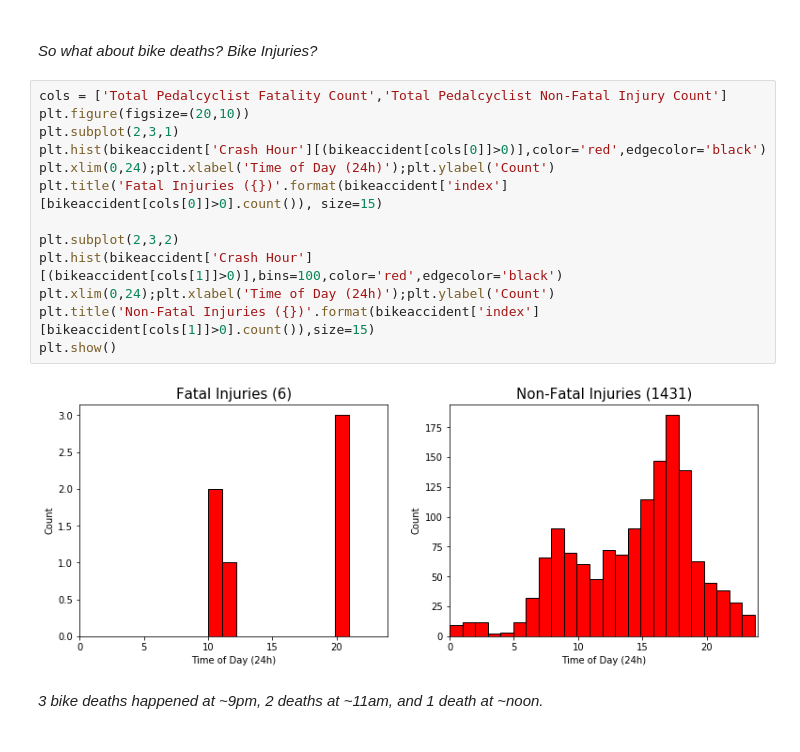
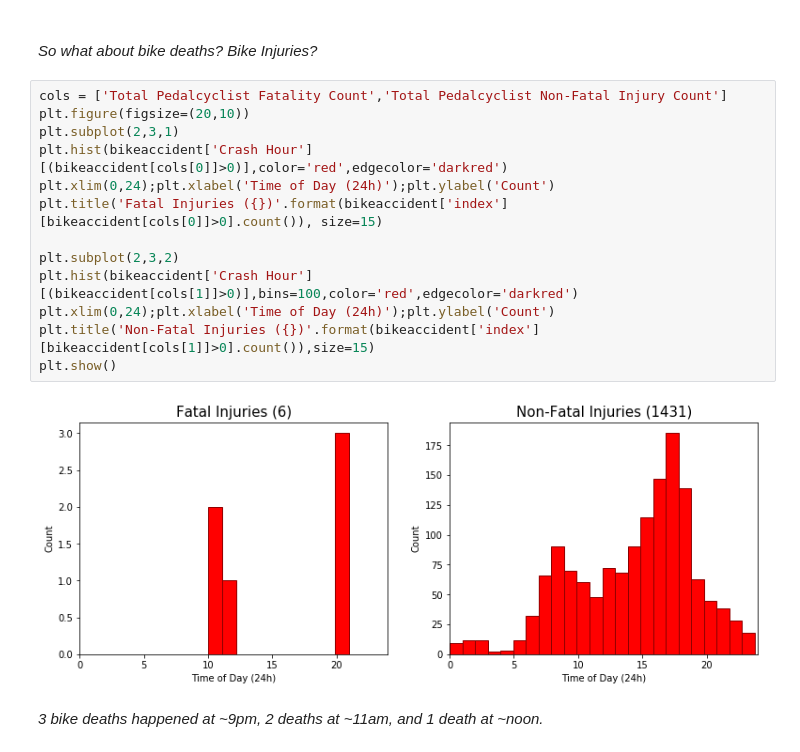
Before and after one commit to kimrharper/thinkful, a Jupyter notebook: capstone/capstone-odot-bikeaccident.ipynb, the cells around one changed output. Drawn from its saved outputs; the diff is of its cells as text.

```diff
--- a/capstone/capstone-odot-bikeaccident.ipynb
+++ b/capstone/capstone-odot-bikeaccident.ipynb
@@ -86,18 +86,18 @@ _My prediction was wrong. It looks like most accidents happen around evening rus
 # %%
 cols = ['Total Pedalcyclist Fatality Count','Total Pedalcyclist Non-Fatal Injury Count']
 plt.figure(figsize=(20,10))
 plt.subplot(2,3,1)
-plt.hist(bikeaccident['Crash Hour'][(bikeaccident[cols[0]]>0)],color='red',edgecolor='black')
+plt.hist(bikeaccident['Crash Hour'][(bikeaccident[cols[0]]>0)],color='red',edgecolor='darkred')
 plt.xlim(0,24);plt.xlabel('Time of Day (24h)');plt.ylabel('Count')
 plt.title('Fatal Injuries ({})'.format(bikeaccident['index'][bikeaccident[cols[0]]>0].count()), size=15)
 
 plt.subplot(2,3,2)
-plt.hist(bikeaccident['Crash Hour'][(bikeaccident[cols[1]]>0)],bins=100,color='red',edgecolor='black')
+plt.hist(bikeaccident['Crash Hour'][(bikeaccident[cols[1]]>0)],bins=100,color='red',edgecolor='darkred')
 plt.xlim(0,24);plt.xlabel('Time of Day (24h)');plt.ylabel('Count')
 plt.title('Non-Fatal Injuries ({})'.format(bikeaccident['index'][bikeaccident[cols[1]]>0].count()),size=15)
 plt.show()
 # %% [output]
-[figure, old version]
+[figure, new version]
 # %% [markdown]
 _3 bike deaths happened at ~9pm, 2 deaths at ~11am, and 1 death at ~noon._
 # %% [markdown]
```
Also changed, not shown: parts of 26 cells of this notebook.
